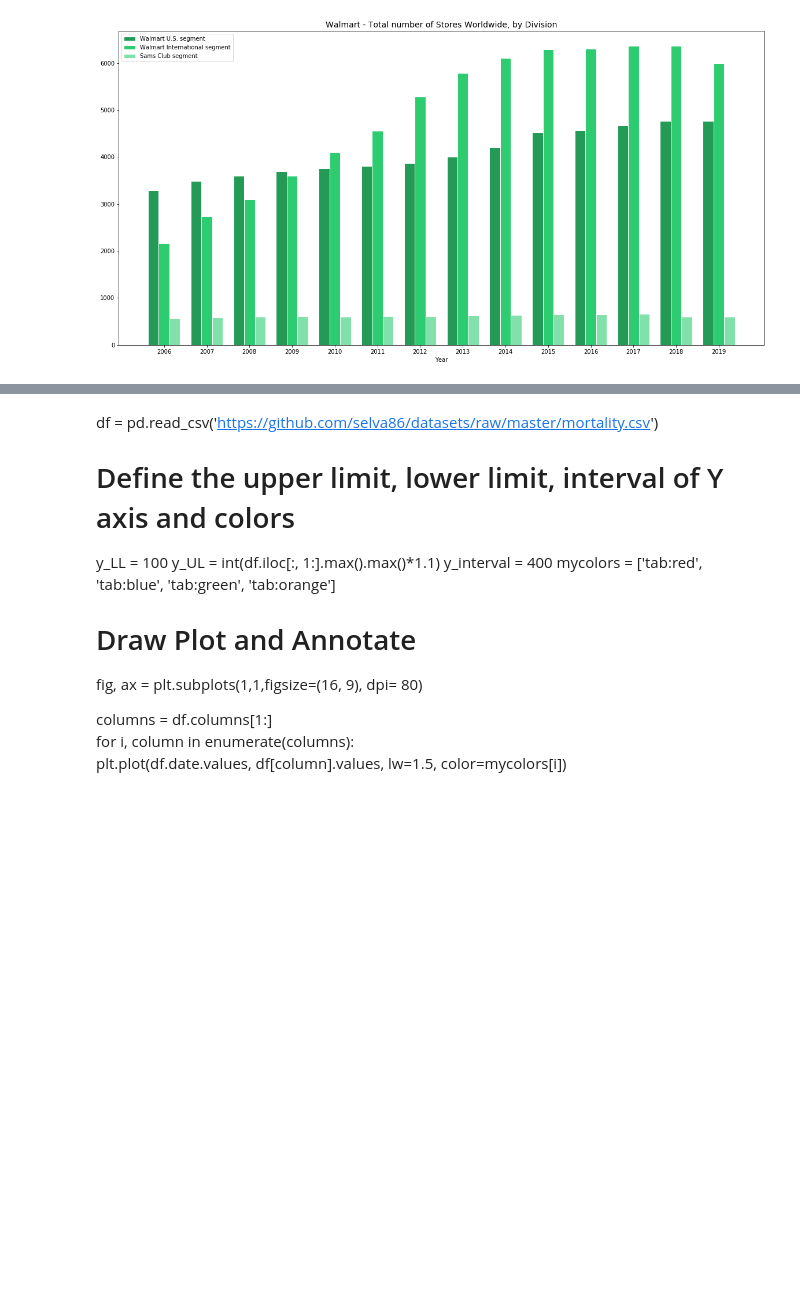
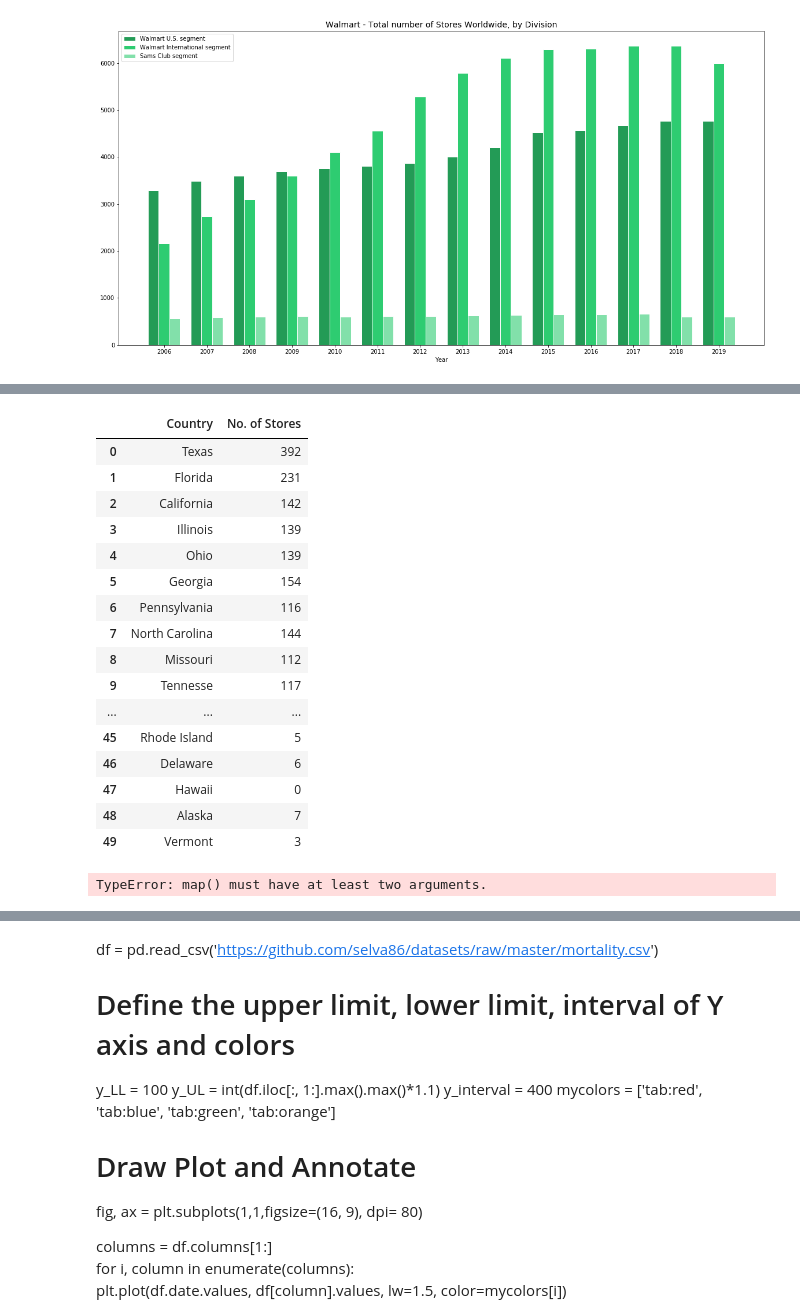
Before and after one commit to raphxcha/Open-data-project, a Jupyter notebook: WalmartOpenDataProject.ipynb, the cells around one changed output, grey strips where cells are left out. Saved outputs shown, nothing was run; the diff lists cells and outputs as text; code cells hidden in the pictures; blank space fills up the shorter version.

```diff
--- a/WalmartOpenDataProject.ipynb
+++ b/WalmartOpenDataProject.ipynb
@@ -632,0 +522,46 @@ TypeError: _linspace_dispatcher() takes from 2 to 7 positional arguments but 10
+# %%
+excel_data_df = pd.read_excel('XLS_files\walmart_chart.xlsx', sheet_name='Chart 14', skiprows= 1)
+# %%
+excel_data_df.head(52)
+# %% [output]
+|  | Country | No. of Stores |
+| 0 | Texas | 392 |
+| 1 | Florida | 231 |
+| 2 | California | 142 |
+| 3 | Illinois | 139 |
+| 4 | Ohio | 139 |
+| 5 | Georgia | 154 |
+| 6 | Pennsylvania | 116 |
+| 7 | North Carolina | 144 |
+| 8 | Missouri | 112 |
+| 9 | Tennesse | 117 |
+| ... | ... | ... |
+| 45 | Rhode Island | 5 |
+| 46 | Delaware | 6 |
+| 47 | Hawaii | 0 |
+| 48 | Alaska | 7 |
+| 49 | Vermont | 3 |
+# %%
+value1= (329, 191,167,137,136,128,119,118,117,104,95,90,87,87,84,82,81,80,79,77,64,63,62,61,56,55,52,45,45,44,41,34,32,31,29,29,27,26,26,22,19,12,12,10,9,9,8,8,7,4)
+value2= (392,231,142,139,139,154,116,144,112,117,97,101,80,110,81,78,88,76,91,83,65,84,84,70,58,58,65,34,52,27,30,38,12,35,29,41,35,30,19,19,23,14,15,12,14,5,6,0,7,3)
+df = pd.DataFrame({'State':list(map(chr)), '2007':value1 , '2019':value2 })
+
+# Reorder it following the values of the first value:
+ordered_df = df.sort_values(by='2007')
+my_range=range(1,len(df.index)+1)
+
+# The vertical plot is made using the hline function
+# I load the seaborn library only to benefit the nice looking feature
+import seaborn as sns
+plt.hlines(y=my_range, xmin=ordered_df['2007'], xmax=ordered_df['2019'], color='grey', alpha=0.4)
+plt.scatter(ordered_df['2007'], my_range, color='skyblue', alpha=1, label='2007')
+plt.scatter(ordered_df['2019'], my_range, color='green', alpha=0.4 , label='2019')
+plt.legend()
+
+# Add title and axis names
+plt.yticks(my_range, ordered_df['State'])
+plt.title("Comparison of the Number of Walmart Super Centres in 2007 vs 2019 in United States of America")
+plt.xlabel('Number of Stores')
+plt.ylabel('State')
+# %% [output]
+TypeError: map() must have at least two arguments.
```
Also changed, not shown: parts of 56 cells of this notebook.
